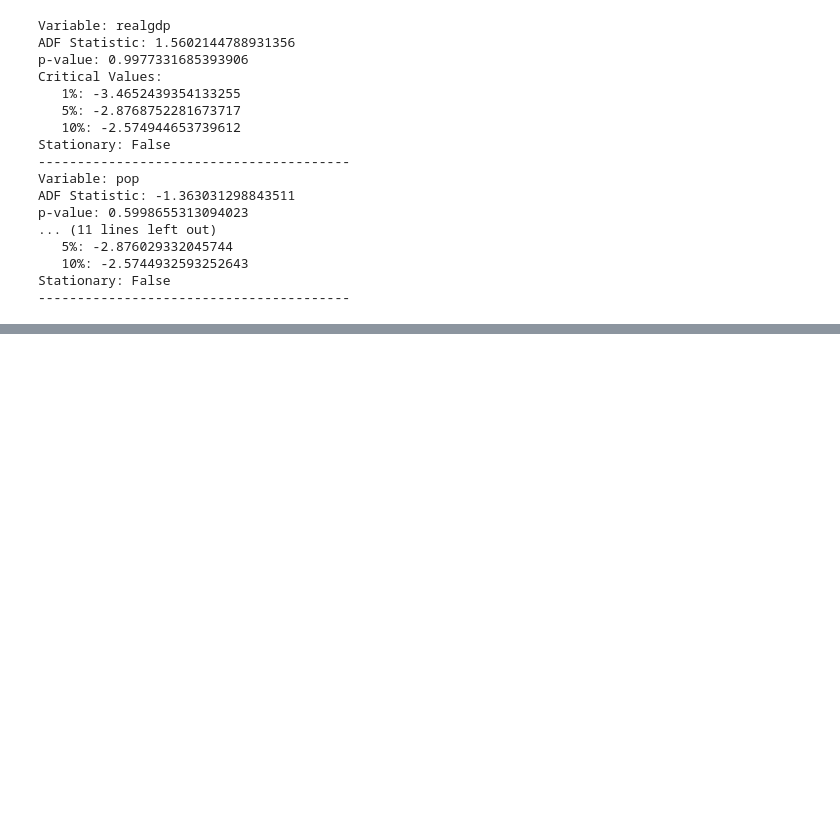
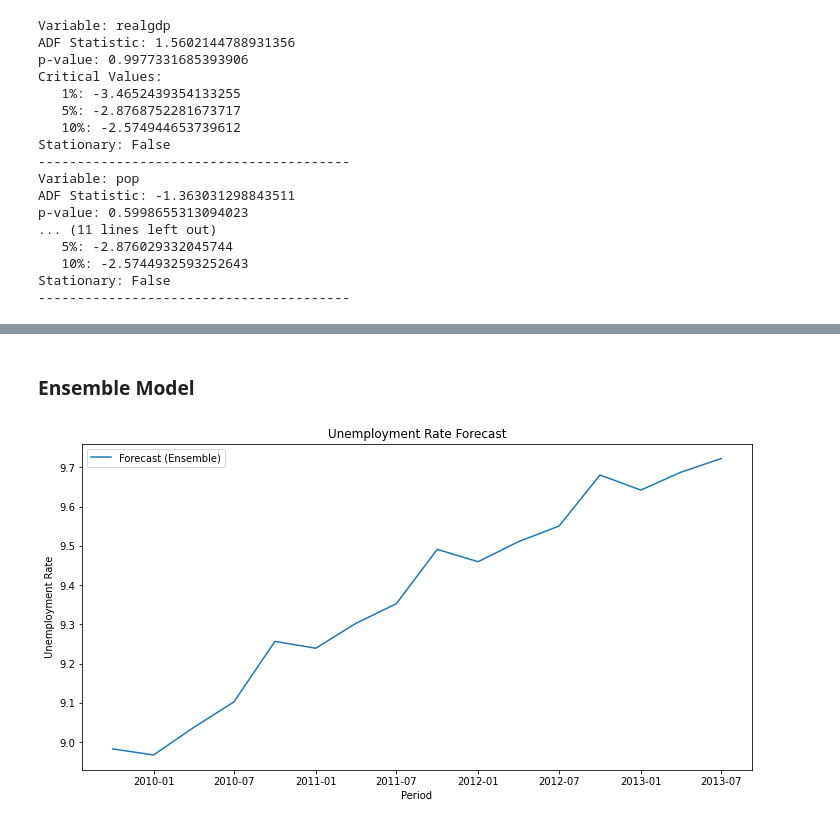
Before and after one commit to vladcatalinbalint/Ensemble_DTSE_Forecasting, a Jupyter notebook: dtse_challenge.ipynb, the cells around one changed output, grey strips where cells are left out. Saved outputs shown, nothing was run; the diff lists cells and outputs as text; code cells hidden in the pictures; blank space fills up the shorter version.

```diff
--- a/dtse_challenge.ipynb
+++ b/dtse_challenge.ipynb
@@ -100,4 +101,6 @@ p-value: 0.5998655313094023
    10%: -2.5744932593252643
 Stationary: False
 ----------------------------------------
+# %%
+data_orig=data.copy()
 # %%
@@ -329,0 +329,24 @@ plt.show()
+# %% [markdown]
+### Ensemble Model
+# %%
+forecast_period = pd.date_range(start='2009-10-01', end='2013-10-01', freq='Q')
+# Ensemble Forecasting
+weight_varmax = 0.5  # Adjust the weights as needed
+weight_sarima = 0.5
+final_forecast = weight_varmax * forecast_unemp_varmax + weight_sarima * forecast_unemp_sarimax
+
+# Create a DataFrame with the correct index
+forecast_df = pd.DataFrame(final_forecast, index=final_forecast.index, columns=['unemp_forecast'])
+
+# Visualize the Forecast
+import matplotlib.pyplot as plt
+
+plt.figure(figsize=(12, 6))
+plt.plot(forecast_df.index, forecast_df['unemp_forecast'], label='Forecast (Ensemble)')
+plt.legend()
+plt.title('Unemployment Rate Forecast')
+plt.xlabel('Period')
+plt.ylabel('Unemployment Rate')
+plt.show()
+# %% [output]
+[figure, added]
```
Also changed, not shown: parts of 19 cells of this notebook.
